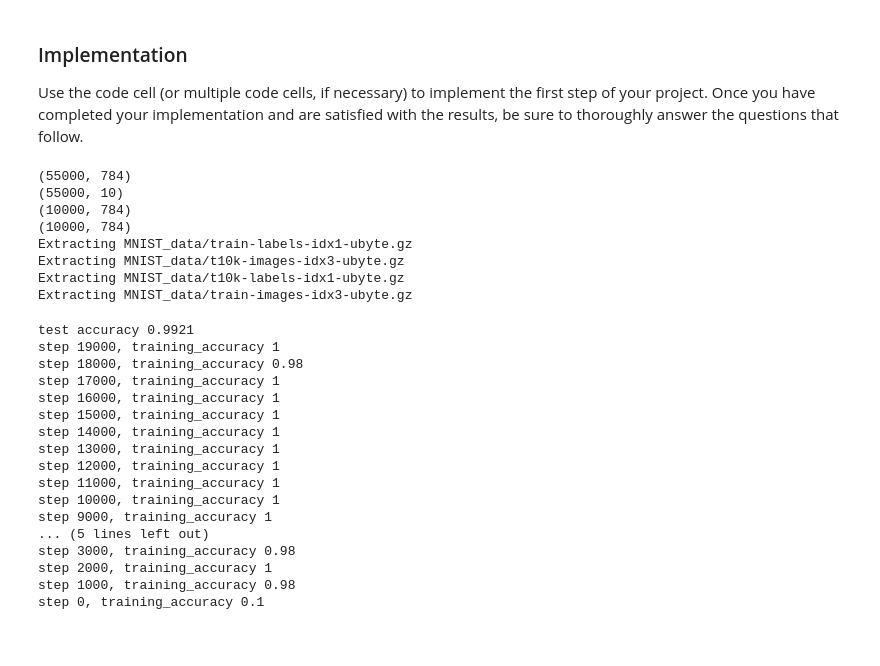
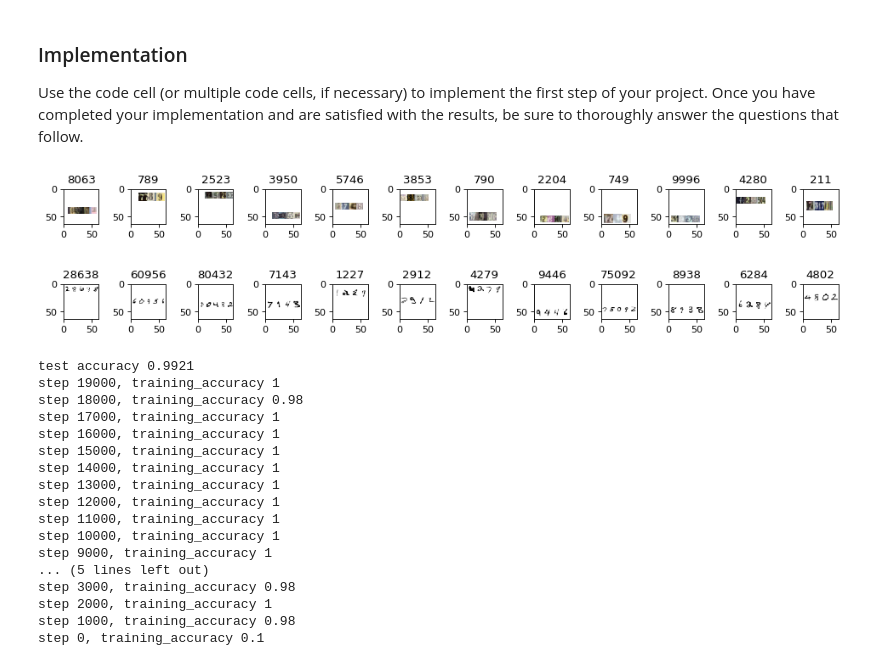
Before and after one commit to ibunny01/MLND, a Jupyter notebook: MLND-P6-Digit-Recognition/digit_recognition.ipynb, the cells around one changed output. Cells and saved outputs as stored; diff of their text form; code cells hidden in the pictures.

```diff
--- a/MLND-P6-Digit-Recognition/digit_recognition.ipynb
+++ b/MLND-P6-Digit-Recognition/digit_recognition.ipynb
@@ -30,27 +32,26 @@ Use the code cell (or multiple code cells, if necessary) to implement the first
 # %%
 ### Test data file download - I'll use MNIST datset
 ### Thanks to tensorflow. It gives us the api set to support MNIST
 import tensorflow as tf
 from tensorflow.examples.tutorials.mnist import input_data
 
-_DEBUG = True
+from data_loader import MNISTLoader
+from data_loader import SVHNLoader
+from data_loader import generate_trainset_testset
 
-mnist = input_data.read_data_sets('MNIST_data/', one_hot=True)
+mnist_loader = MNISTLoader()
+svhn_loader = SVHNLoader()
 
-if _DEBUG:
-    print mnist.train.images.shape
-    print mnist.train.labels.shape
-    print mnist.test.images.shape
-    print mnist.test.images.shape
+mnist_mixed_set = generate_trainset_testset(mnist_loader, 'MIXED_data/', 'mnist')
+svhn_mixed_set = generate_trainset_testset(mnist_loader, 'MIXED_data/', 'svhn')
+
+mnist_loader.validate_data(mnist_mixed_set["training"][0],
+                           mnist_mixed_set["training"][1], 64, 64)
+svhn_loader.validate_data(svhn_mixed_set["training"][0],
+                          svhn_mixed_set["training"][1], 64, 64)
 # %% [output]
-(55000, 784)
-(55000, 10)
-(10000, 784)
-(10000, 784)
-Extracting MNIST_data/train-labels-idx1-ubyte.gz
-Extracting MNIST_data/t10k-images-idx3-ubyte.gz
-Extracting MNIST_data/t10k-labels-idx1-ubyte.gz
-Extracting MNIST_data/train-images-idx3-ubyte.gz
+[figure, added]
+[figure, added]
 # %%
 import gzip
 
```
Also changed, not shown: parts of 1 cell of this notebook, 4 other files.
